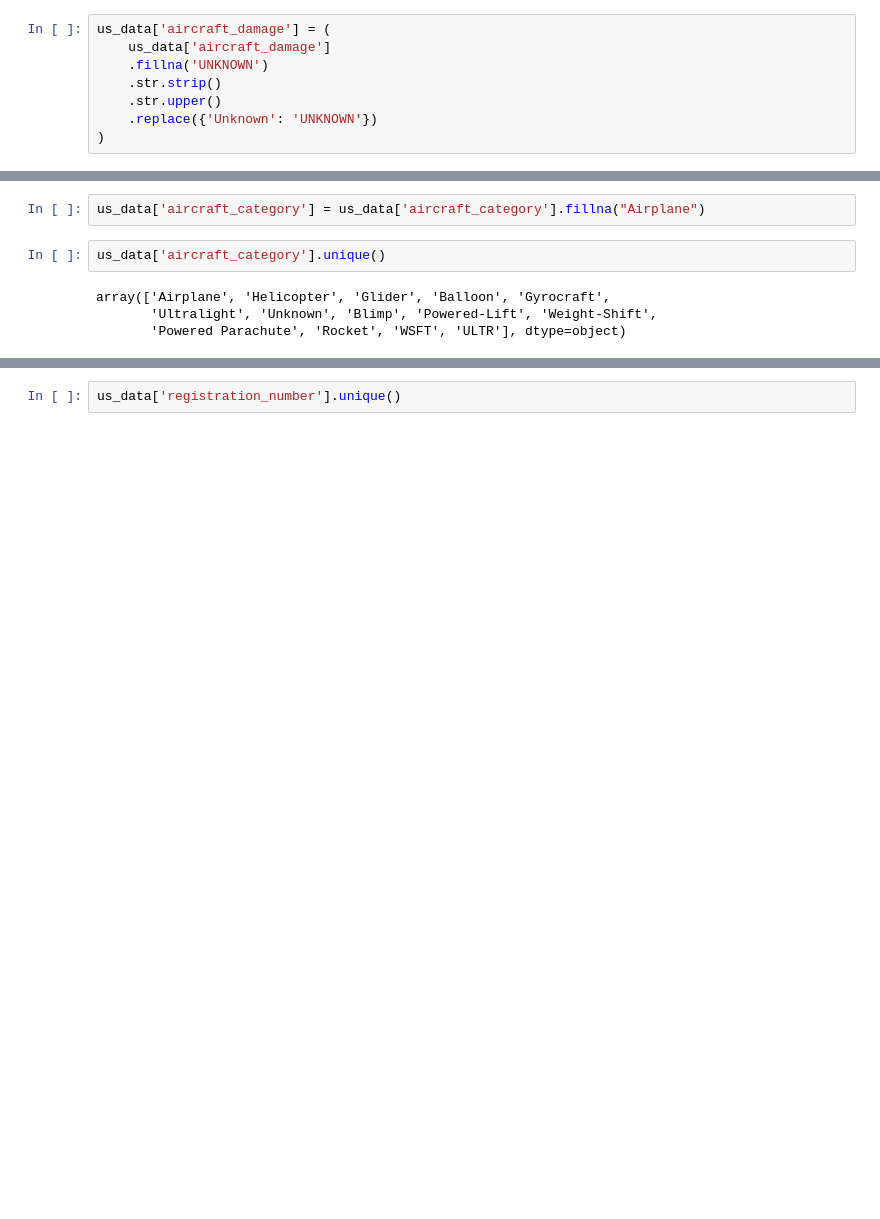
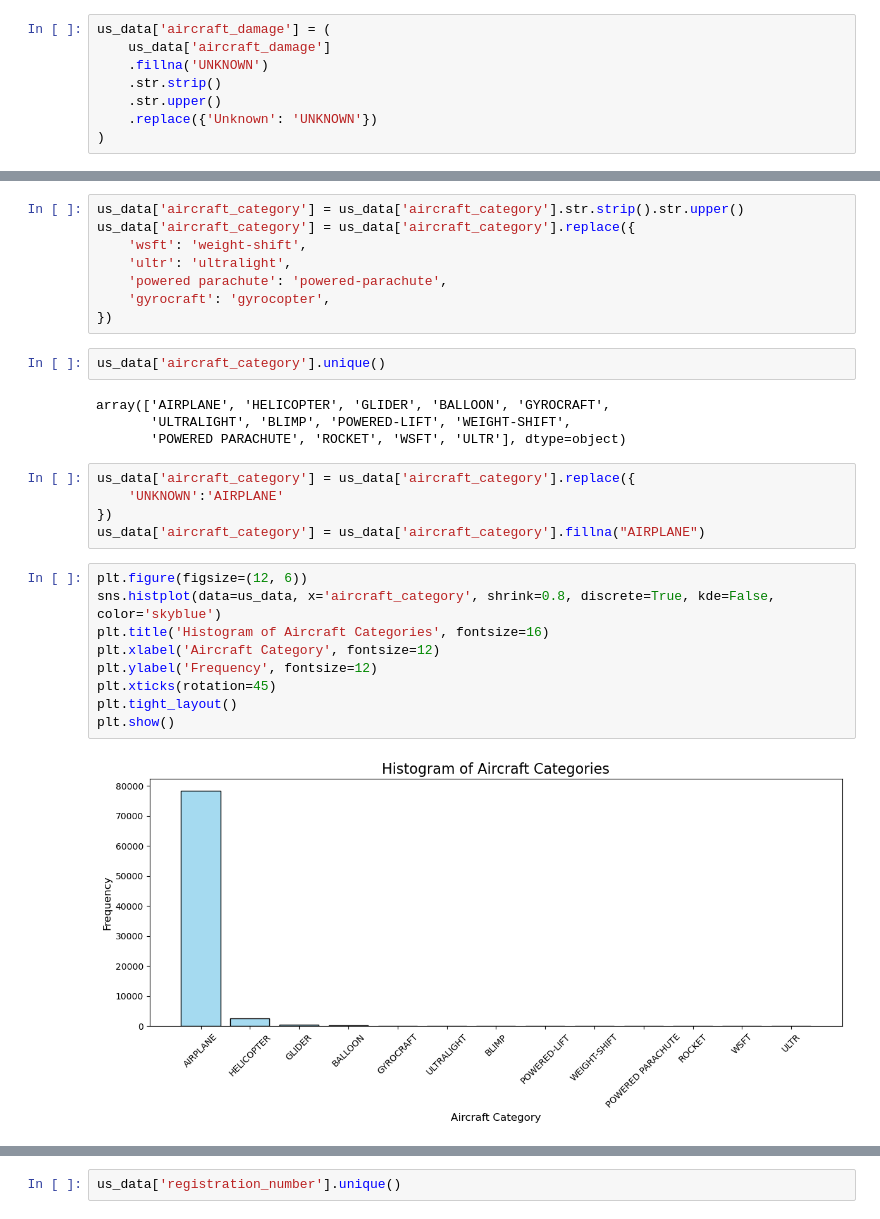
Before and after one commit to Arasirwa/DSFT-13-END-OF-PHASE-PROJECT, a Jupyter notebook: end-of-phase-1.ipynb, the cells around one changed output, grey strips where cells are left out. Cells and saved outputs as stored; diff of their text form; blank space fills up the shorter version.

Commit message:
complete-data-cleaning

```diff
--- a/end-of-phase-1.ipynb
+++ b/end-of-phase-1.ipynb
@@ -1611,11 +921,33 @@ plt.show()
-# %%
-us_data['aircraft_category'] = us_data['aircraft_category'].fillna("Airplane")
-# %%
-us_data['aircraft_category'].unique()
-# %% [output]
-array(['Airplane', 'Helicopter', 'Glider', 'Balloon', 'Gyrocraft',
-       'Ultralight', 'Unknown', 'Blimp', 'Powered-Lift', 'Weight-Shift',
-       'Powered Parachute', 'Rocket', 'WSFT', 'ULTR'], dtype=object)
+# %%
+us_data['aircraft_category'] = us_data['aircraft_category'].str.strip().str.upper()
+us_data['aircraft_category'] = us_data['aircraft_category'].replace({
+    'wsft': 'weight-shift',
+    'ultr': 'ultralight',
+    'powered parachute': 'powered-parachute',
+    'gyrocraft': 'gyrocopter',
+})
+# %%
+us_data['aircraft_category'].unique()
+# %% [output]
+array(['AIRPLANE', 'HELICOPTER', 'GLIDER', 'BALLOON', 'GYROCRAFT',
+       'ULTRALIGHT', 'BLIMP', 'POWERED-LIFT', 'WEIGHT-SHIFT',
+       'POWERED PARACHUTE', 'ROCKET', 'WSFT', 'ULTR'], dtype=object)
+# %%
+us_data['aircraft_category'] = us_data['aircraft_category'].replace({
+    'UNKNOWN':'AIRPLANE'
+})
+us_data['aircraft_category'] = us_data['aircraft_category'].fillna("AIRPLANE")
+# %%
+plt.figure(figsize=(12, 6))
+sns.histplot(data=us_data, x='aircraft_category', shrink=0.8, discrete=True, kde=False, color='skyblue')
+plt.title('Histogram of Aircraft Categories', fontsize=16)
+plt.xlabel('Aircraft Category', fontsize=12)
+plt.ylabel('Frequency', fontsize=12)
+plt.xticks(rotation=45)
+plt.tight_layout()
+plt.show()
+# %% [output]
+[figure, added]
 # %% [markdown]
 ## REGISTRATION NUMBER
 The `registration_number` column turned out to be trickier and noisier than expected. Based on research and general aviation knowledge, every aircraft is supposed to have a unique registration number — similar to a license plate for cars.
```
Also changed, not shown: parts of 84 cells of this notebook.
